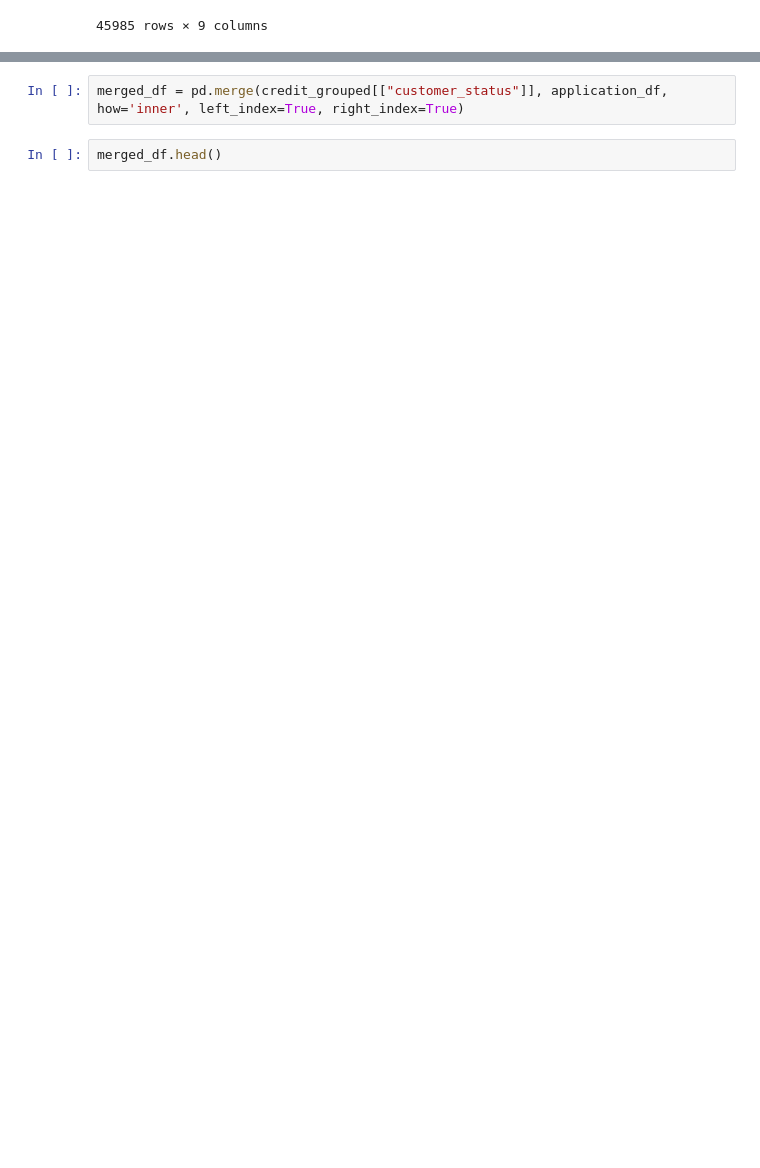
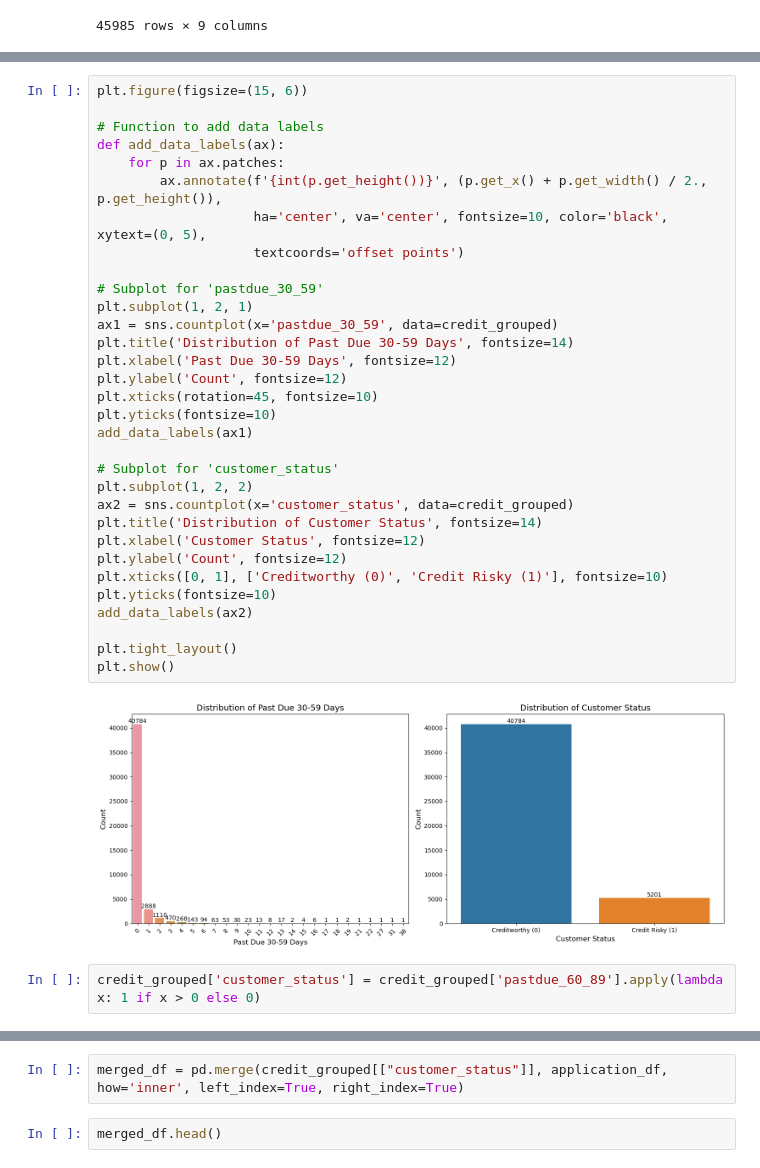
Before and after one commit to kobe-777/project-2, a Jupyter notebook: kobe/project-2.ipynb, the cells around one changed output, grey strips where cells are left out. Drawn from its saved outputs; the diff is of its cells as text; blank space fills up the shorter version.

Commit message:
added visualizations showing distributions of customer status on different conditions

```diff
--- a/kobe/project-2.ipynb
+++ b/kobe/project-2.ipynb
@@ -131,0 +78,36 @@ credit_grouped
+# %%
+plt.figure(figsize=(15, 6))
+
+# Function to add data labels
+def add_data_labels(ax):
+    for p in ax.patches:
+        ax.annotate(f'{int(p.get_height())}', (p.get_x() + p.get_width() / 2., p.get_height()),
+                    ha='center', va='center', fontsize=10, color='black', xytext=(0, 5),
+                    textcoords='offset points')
+
+# Subplot for 'pastdue_30_59'
+plt.subplot(1, 2, 1)
+ax1 = sns.countplot(x='pastdue_30_59', data=credit_grouped)
+plt.title('Distribution of Past Due 30-59 Days', fontsize=14)
+plt.xlabel('Past Due 30-59 Days', fontsize=12)
+plt.ylabel('Count', fontsize=12)
+plt.xticks(rotation=45, fontsize=10)
+plt.yticks(fontsize=10)
+add_data_labels(ax1)
+
+# Subplot for 'customer_status'
+plt.subplot(1, 2, 2)
+ax2 = sns.countplot(x='customer_status', data=credit_grouped)
+plt.title('Distribution of Customer Status', fontsize=14)
+plt.xlabel('Customer Status', fontsize=12)
+plt.ylabel('Count', fontsize=12)
+plt.xticks([0, 1], ['Creditworthy (0)', 'Credit Risky (1)'], fontsize=10)
+plt.yticks(fontsize=10)
+add_data_labels(ax2)
+
+plt.tight_layout()
+plt.show()
+# %% [output]
+[figure, added]
+# %%
+credit_grouped['customer_status'] = credit_grouped['pastdue_60_89'].apply(lambda x: 1 if x > 0 else 0)
```
Also changed, not shown: parts of 18 cells of this notebook.
